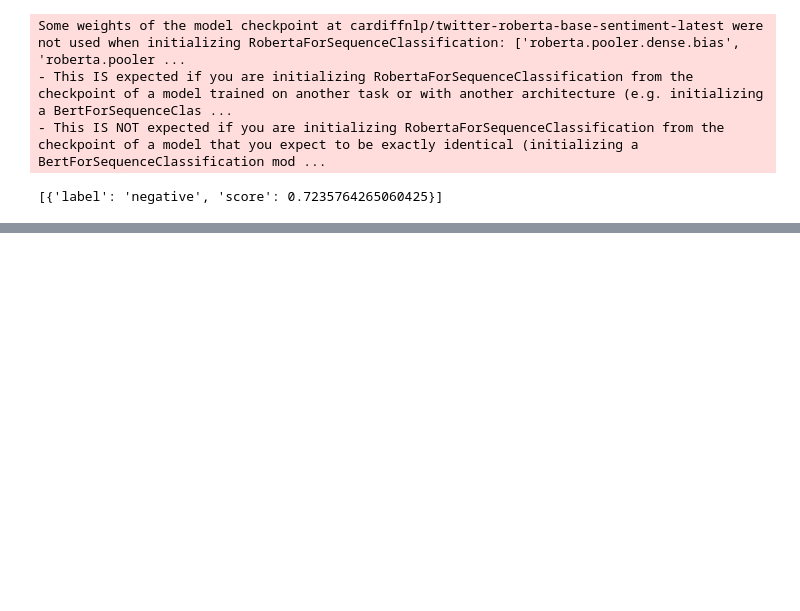
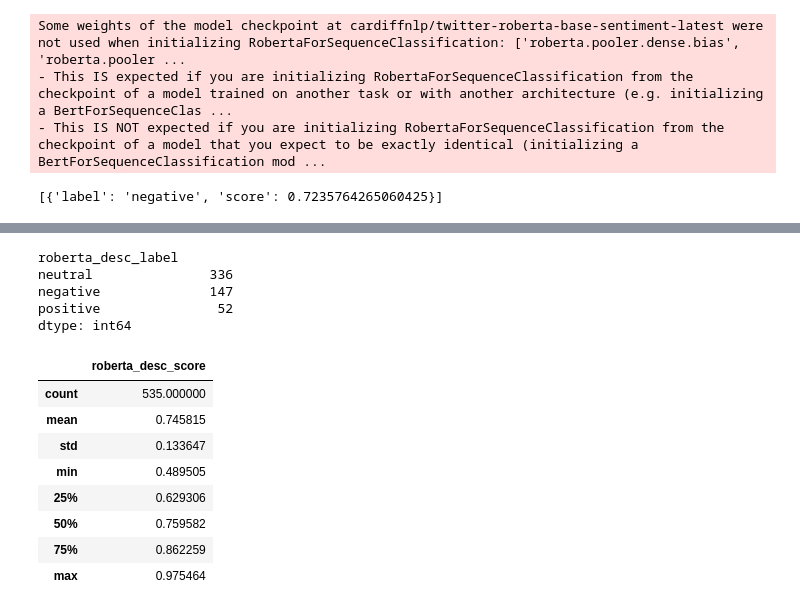
Before and after one commit to annieco29/wid_climate_change_datathon, a Jupyter notebook: notebooks/transformers_sentiment_analysis.ipynb, the cells around one changed output, grey strips where cells are left out. Saved outputs shown, nothing was run; the diff lists cells and outputs as text; code cells hidden in the pictures; blank space fills up the shorter version.

```diff
--- a/notebooks/transformers_sentiment_analysis.ipynb
+++ b/notebooks/transformers_sentiment_analysis.ipynb
@@ -97,0 +125,20 @@ df_sample[['roberta_title_label','roberta_title_score','roberta_desc_label','rob
+# %%
+df_sentiment[['roberta_desc_label']].value_counts()
+# %% [output]
+roberta_desc_label
+neutral               336
+negative              147
+positive               52
+dtype: int64
+# %%
+df_sentiment[['roberta_desc_score']].describe()
+# %% [output]
+|  | roberta_desc_score |
+| count | 535.000000 |
+| mean | 0.745815 |
+| std | 0.133647 |
+| min | 0.489505 |
+| 25% | 0.629306 |
+| 50% | 0.759582 |
+| 75% | 0.862259 |
+| max | 0.975464 |
```
Also changed, not shown: parts of 5 cells of this notebook.
